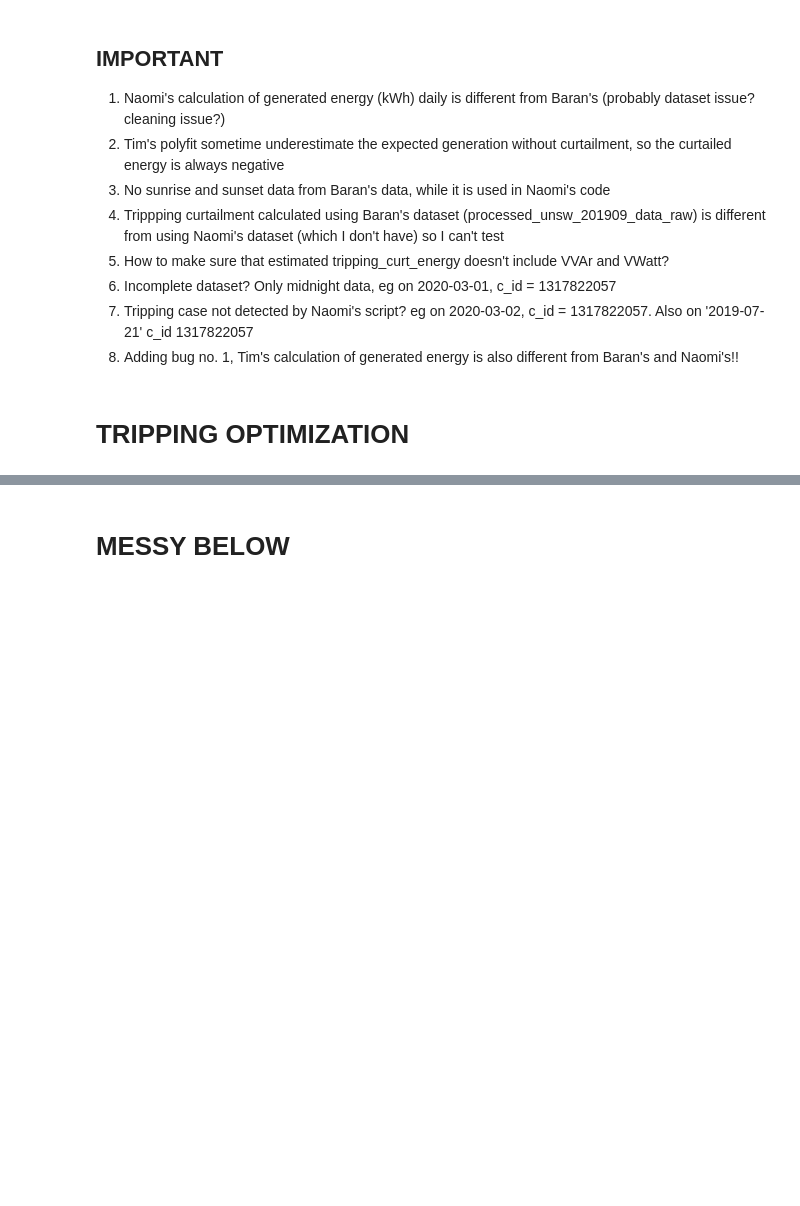
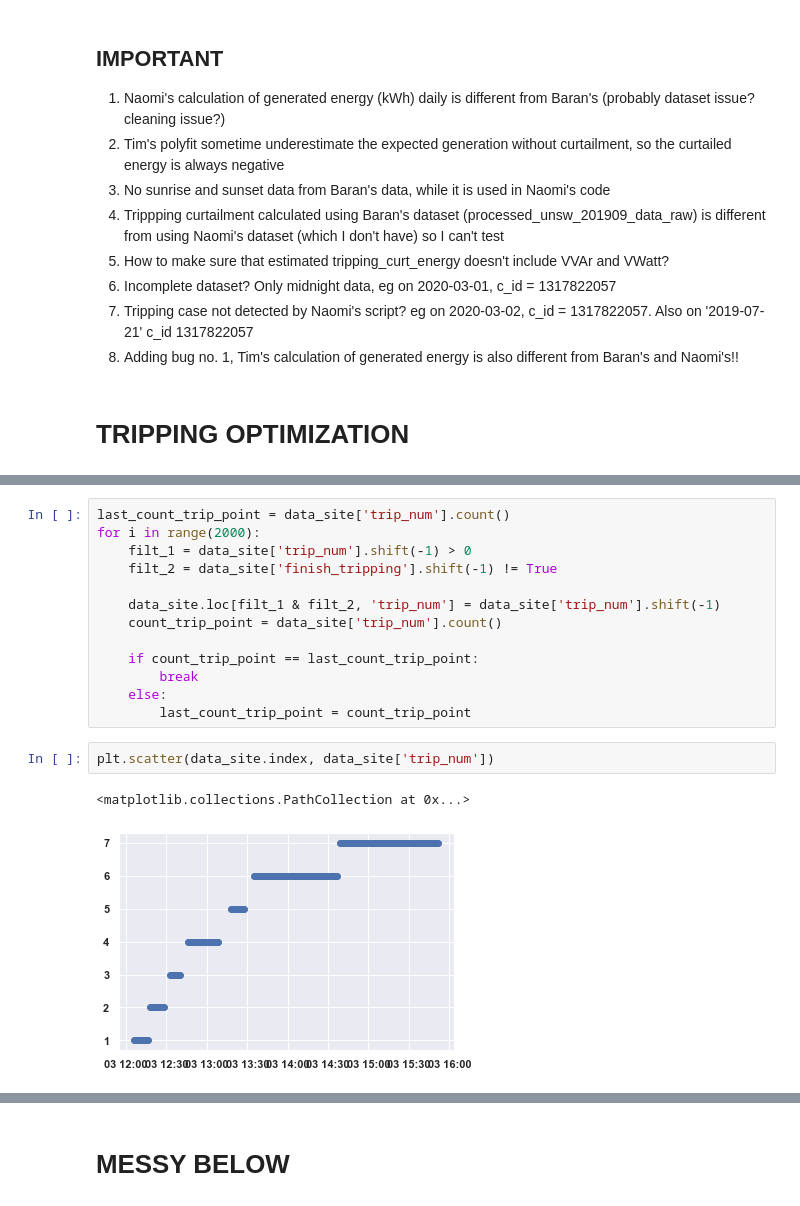
Before and after one commit to mssamhan31/Solar-Curtailment, a Jupyter notebook: src/SolA Curtailment Daily Analysis.ipynb, the cells around one changed output, grey strips where cells are left out. Cells and saved outputs as stored; diff of their text form; blank space fills up the shorter version.

```diff
--- a/src/SolA Curtailment Daily Analysis.ipynb
+++ b/src/SolA Curtailment Daily Analysis.ipynb
@@ -3039,0 +3088,18 @@ plt.plot(data_site.loc[data_site['is_tripping'] == True, 'power'][:9])
+# %%
+last_count_trip_point = data_site['trip_num'].count()
+for i in range(2000):
+    filt_1 = data_site['trip_num'].shift(-1) > 0
+    filt_2 = data_site['finish_tripping'].shift(-1) != True
+
+    data_site.loc[filt_1 & filt_2, 'trip_num'] = data_site['trip_num'].shift(-1)
+    count_trip_point = data_site['trip_num'].count()
+
+    if count_trip_point == last_count_trip_point:
+        break
+    else:
+        last_count_trip_point = count_trip_point
+# %%
+plt.scatter(data_site.index, data_site['trip_num'])
+# %% [output]
+<matplotlib.collections.PathCollection at 0x...>
+[figure, added]
```
Also changed, not shown: parts of 34 cells of this notebook.
